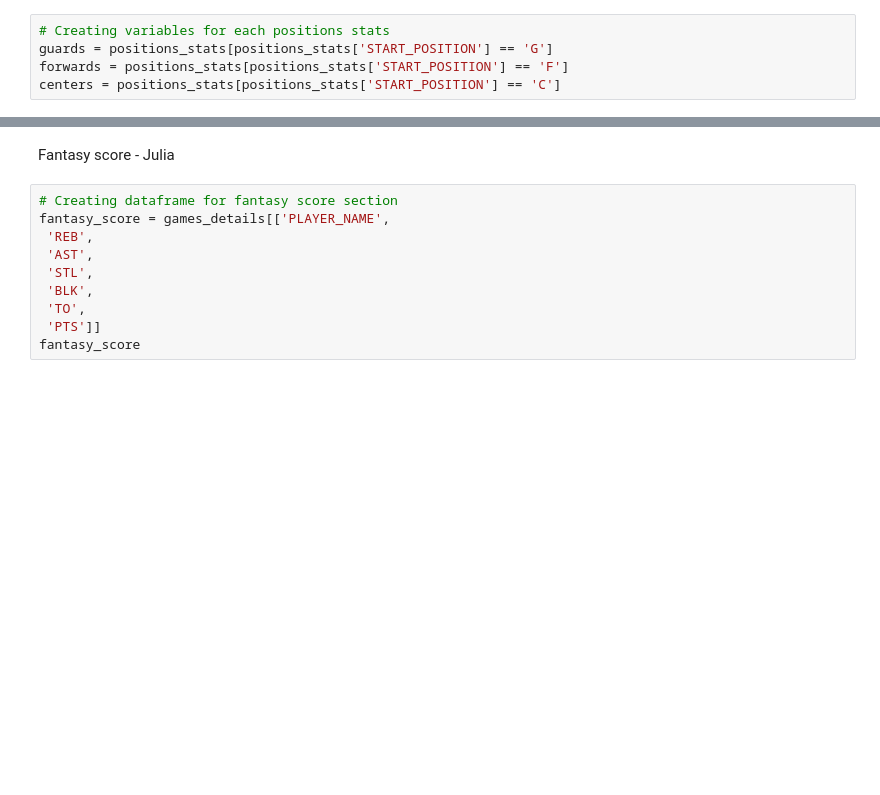
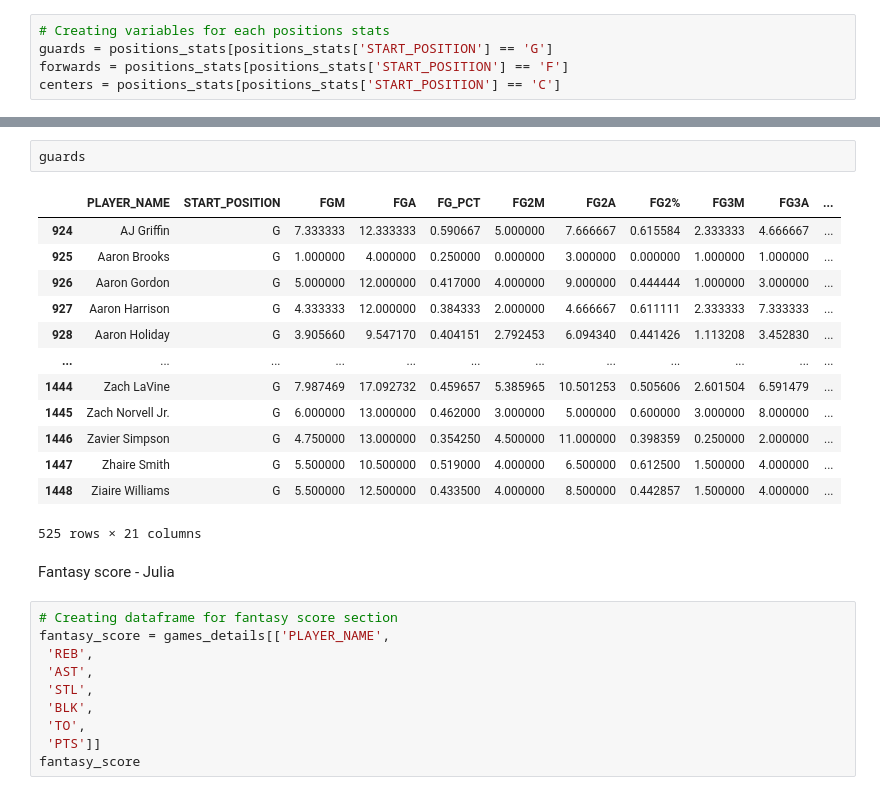
Before and after one commit to lizmartin/project3_nba_de, a Jupyter notebook: notebooks/best_players_4-8.ipynb, the cells around one changed output, grey strips where cells are left out. Saved outputs shown, nothing was run; the diff lists cells and outputs as text; blank space fills up the shorter version.

```diff
--- a/notebooks/best_players_4-8.ipynb
+++ b/notebooks/best_players_4-8.ipynb
@@ -108,3 +471,19 @@ centers = positions_stats[positions_stats['START_POSITION'] == 'C']
+# %%
+guards
+# %% [output]
+|  | PLAYER_NAME | START_POSITION | FGM | FGA | FG_PCT | FG2M | FG2A | FG2% | FG3M | FG3A | ... |
+| 924 | AJ Griffin | G | 7.333333 | 12.333333 | 0.590667 | 5.000000 | 7.666667 | 0.615584 | 2.333333 | 4.666667 | ... |
+| 925 | Aaron Brooks | G | 1.000000 | 4.000000 | 0.250000 | 0.000000 | 3.000000 | 0.000000 | 1.000000 | 1.000000 | ... |
+| 926 | Aaron Gordon | G | 5.000000 | 12.000000 | 0.417000 | 4.000000 | 9.000000 | 0.444444 | 1.000000 | 3.000000 | ... |
+| 927 | Aaron Harrison | G | 4.333333 | 12.000000 | 0.384333 | 2.000000 | 4.666667 | 0.611111 | 2.333333 | 7.333333 | ... |
+| 928 | Aaron Holiday | G | 3.905660 | 9.547170 | 0.404151 | 2.792453 | 6.094340 | 0.441426 | 1.113208 | 3.452830 | ... |
+| ... | ... | ... | ... | ... | ... | ... | ... | ... | ... | ... | ... |
+| 1444 | Zach LaVine | G | 7.987469 | 17.092732 | 0.459657 | 5.385965 | 10.501253 | 0.505606 | 2.601504 | 6.591479 | ... |
+| 1445 | Zach Norvell Jr. | G | 6.000000 | 13.000000 | 0.462000 | 3.000000 | 5.000000 | 0.600000 | 3.000000 | 8.000000 | ... |
+| 1446 | Zavier Simpson | G | 4.750000 | 13.000000 | 0.354250 | 4.500000 | 11.000000 | 0.398359 | 0.250000 | 2.000000 | ... |
+| 1447 | Zhaire Smith | G | 5.500000 | 10.500000 | 0.519000 | 4.000000 | 6.500000 | 0.612500 | 1.500000 | 4.000000 | ... |
+| 1448 | Ziaire Williams | G | 5.500000 | 12.500000 | 0.433500 | 4.000000 | 8.500000 | 0.442857 | 1.500000 | 4.000000 | ... |
+525 rows × 21 columns
 # %% [markdown]
 Fantasy score - Julia
 # %%
```
Also changed, not shown: parts of 47 cells of this notebook, 1 other file.
